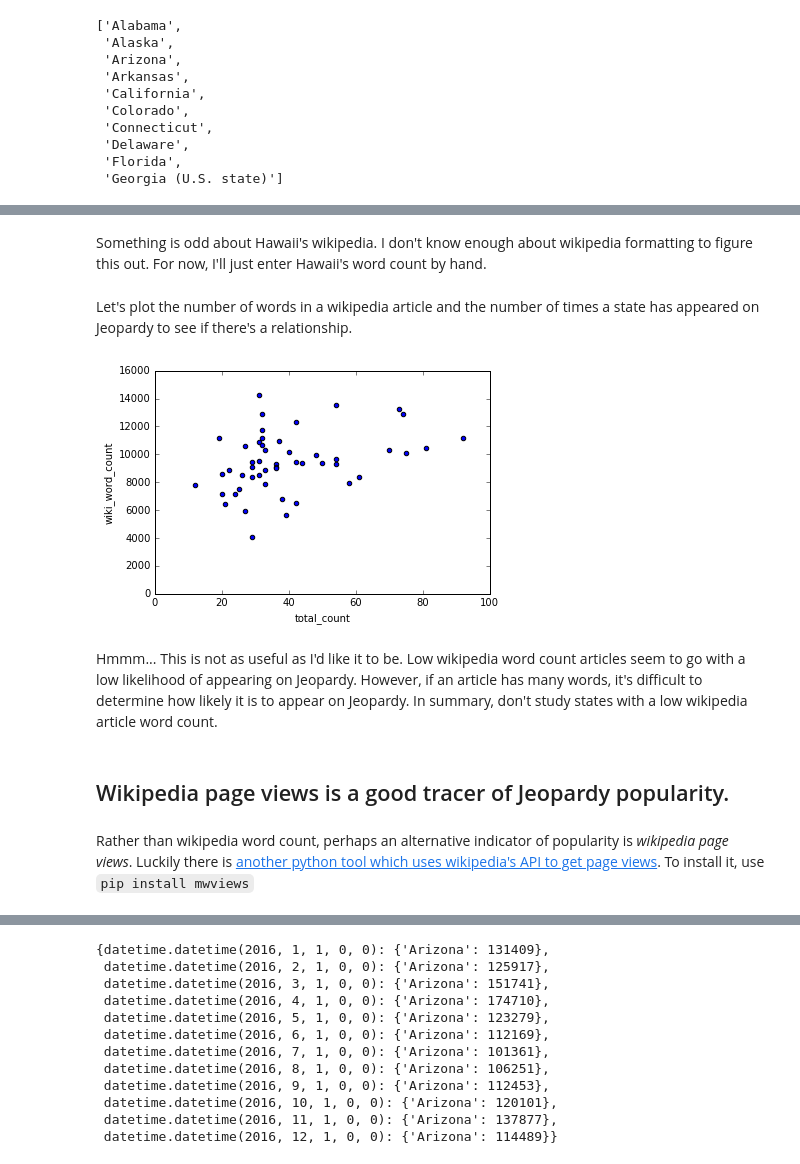
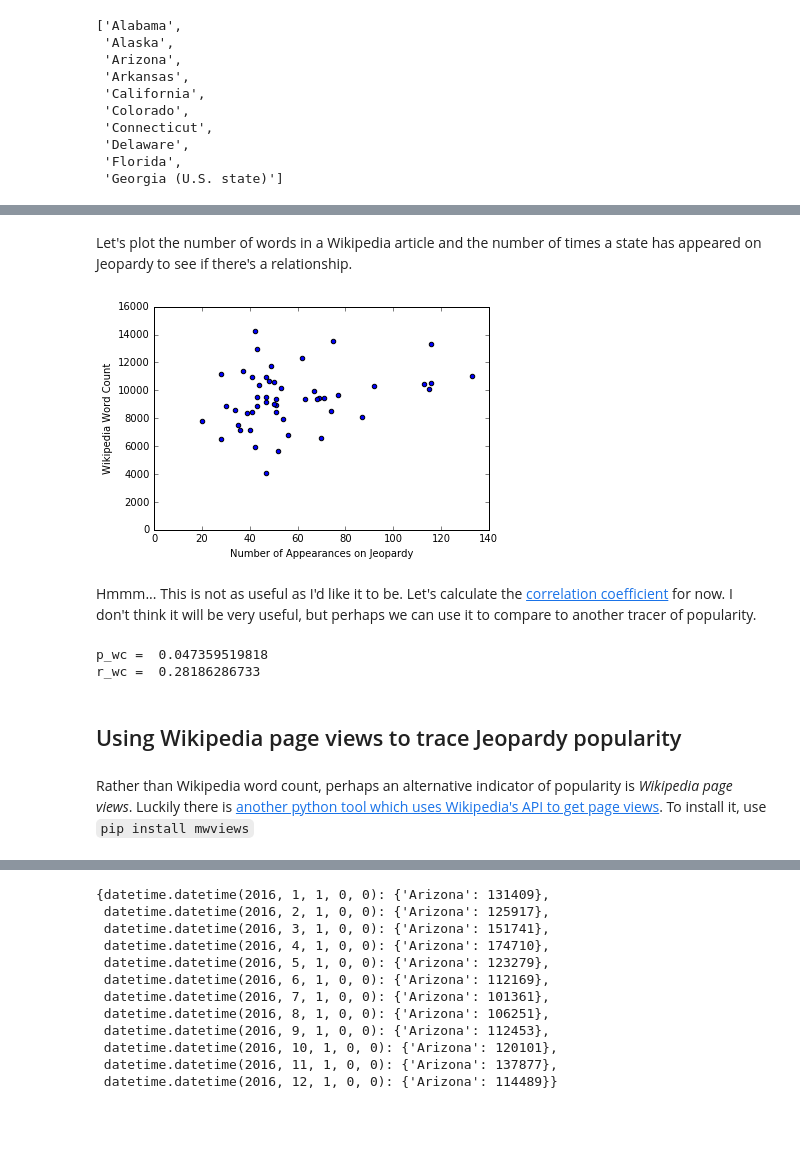
Before and after one commit to aurban8/aurban8_old.github.io, a Jupyter notebook: content/notebooks/jeopardy_3_states_wikipedia.ipynb, the cells around one changed output, grey strips where cells are left out. Cells and saved outputs as stored; diff of their text form; code cells hidden in the pictures; blank space fills up the shorter version.

Commit message:
draft for jeopardy post 3

```diff
--- a/content/notebooks/jeopardy_3_states_wikipedia.ipynb
+++ b/content/notebooks/jeopardy_3_states_wikipedia.ipynb
@@ -3,12 +3,18 @@
 # %%
 # This command allows plots to appear in the jupyter notebook.
 %matplotlib inline
+# Import the pandas package and load the cleaned json file into a dataframe called df_input.
 import pandas as pd
-pd.set_option('max_colwidth', 300)  # Show more text in dataframe.
-# First import the pandas package and load the cleaned json file into a dataframe called df.
-df = pd.read_json('JEOPARDY_QUESTIONS1_cleaned.json')
+df_input = pd.read_json('JEOPARDY_QUESTIONS1_cleaned.json')
+# Division is float division
+from __future__ import division
 # Let's convert air_date to date/time, rather than a string.
-df['air_date'] = pd.to_datetime(df['air_date'], yearfirst= True)
-# Only consider data from well-sampled years.
-df = df[(df['air_date']>='2004-01-01') & (df['air_date']<='2011-12-31')]
+df_input['air_date'] = pd.to_datetime(df_input['air_date'], yearfirst= True)
+# Let's only look at the years where the data is well-sampled.
+df1 = df_input[(df_input['air_date'] >= '01-01-1997') & (df_input['air_date'] <= '12-31-2000')]
+df2 = df_input[(df_input['air_date'] >= '01-01-2004') & (df_input['air_date'] <= '12-31-2011')]
+# Create final dataframe with a question in each row.
+df = pd.concat([df1, df2])
+# Adjust view.
+pd.set_option('max_colwidth', 300)
 # %%
@@ -119,7 +106,3 @@ Arizona (/ɛərᵻˈzoʊnə, ærᵻ-/) (Navajo: Hoozdo Hahoodzo [xòːztò xɑ̀
-# %% [markdown]
-Something is odd about Hawaii's wikipedia. I don't know enough about wikipedia formatting to figure this out. For now, I'll just enter Hawaii's word count by hand.
-# %%
-state_word_count['Hawaii'] = 12878
 # %%
 # Change state names back to original to combine with the `state_data` dataframe.
 state_word_count['Washington'] = state_word_count.pop("Washington (state)")
@@ -132,16 +115,26 @@ df_state_word_count.columns = ['wiki_word_count']
 # Combine word counts to `state_data` dataframe.
 state_data = state_data.join(df_state_word_count, how = 'outer')
 # %% [markdown]
-Let's plot the number of words in a wikipedia article and the number of times a state has appeared on Jeopardy to see if there's a relationship.
+Let's plot the number of words in a Wikipedia article and the number of times a state has appeared on Jeopardy to see if there's a relationship.
 # %%
-state_data.plot(x = 'total_count', y = 'wiki_word_count', kind = 'scatter', ylim= (0, 16000));
+ax = state_data.plot(x = 'total_count', y = 'wiki_word_count', kind = 'scatter', ylim= (0, 16000))
+ax.set_xlabel('Number of Appearances on Jeopardy')
+ax.set_ylabel('Wikipedia Word Count');
 # %% [output]
-[figure, old version]
+[figure, new version]
-# %% [markdown]
-Hmmm... This is not as useful as I'd like it to be.  Low wikipedia word count articles seem to go with a low likelihood of appearing on Jeopardy. However, if an article has many words, it's difficult to determine how likely it is to appear on Jeopardy. In summary, don't study states with a low wikipedia article word count.
+# %% [markdown]
+Hmmm... This is not as useful as I'd like it to be. Let's calculate the [correlation coefficient](https://docs.scipy.org/doc/scipy-0.16.0/reference/generated/scipy.stats.pearsonr.html) for now. I don't think it will be very useful, but perhaps we can use it to compare to another tracer of popularity.
+# %%
+from scipy.stats import pearsonr
+rwc, pvaluewc = pearsonr(state_data['total_count'], state_data['wiki_word_count'])
+print "p_wc = ", pvaluewc
+print "r_wc = ", rwc
+# %% [output]
+p_wc =  0.047359519818
+r_wc =  0.28186286733
 # %% [markdown]
-## Wikipedia page views is a good tracer of Jeopardy popularity.
+## Using Wikipedia page views to trace Jeopardy popularity
 # %% [markdown]
-Rather than wikipedia word count, perhaps an alternative indicator of popularity is *wikipedia page views*. Luckily there is [another python tool which uses wikipedia's API to get page views](https://github.com/mediawiki-utilities/python-mwviews
+Rather than Wikipedia word count, perhaps an alternative indicator of popularity is *Wikipedia page views*. Luckily there is [another python tool which uses Wikipedia's API to get page views](https://github.com/mediawiki-utilities/python-mwviews
 ). To install it, use `pip install mwviews`
 # %%
```
Also changed, not shown: parts of 55 cells of this notebook, 25 other files.
